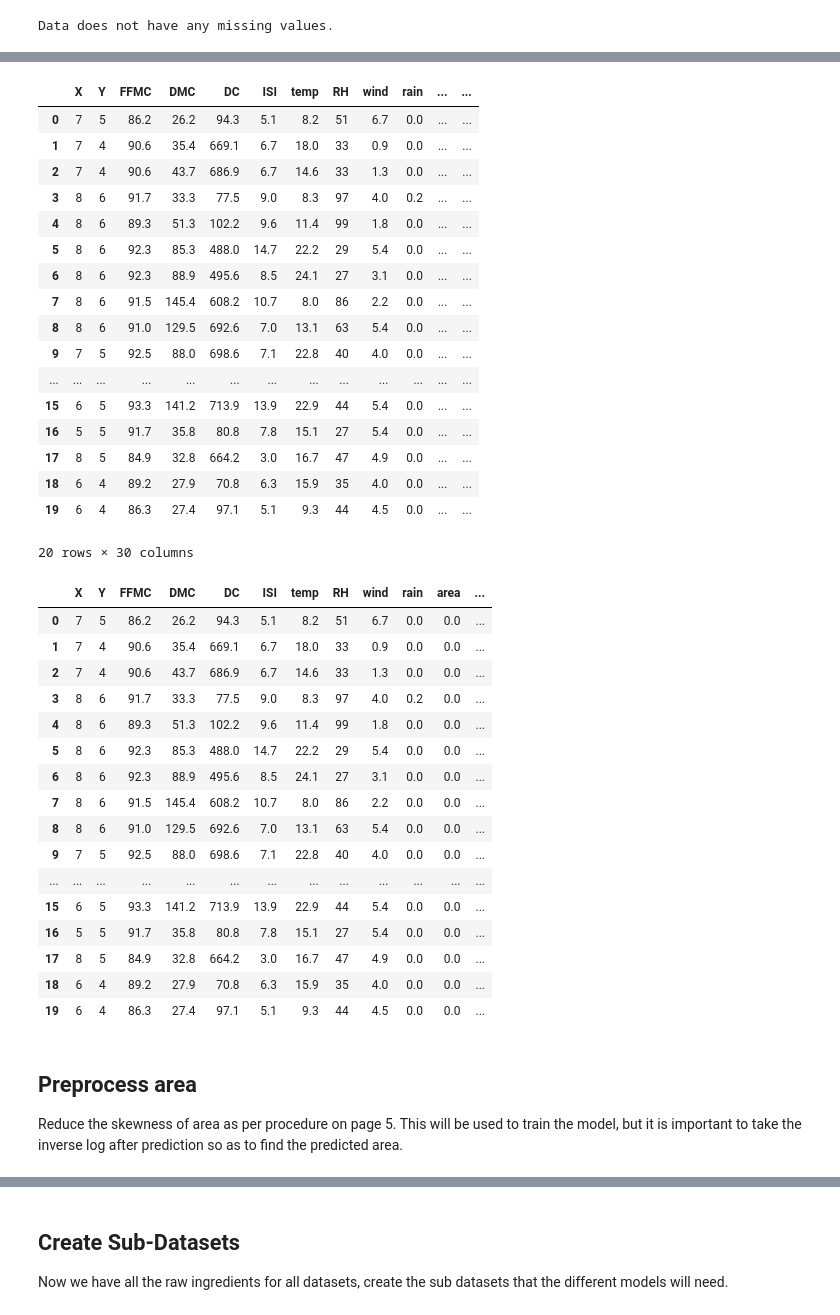
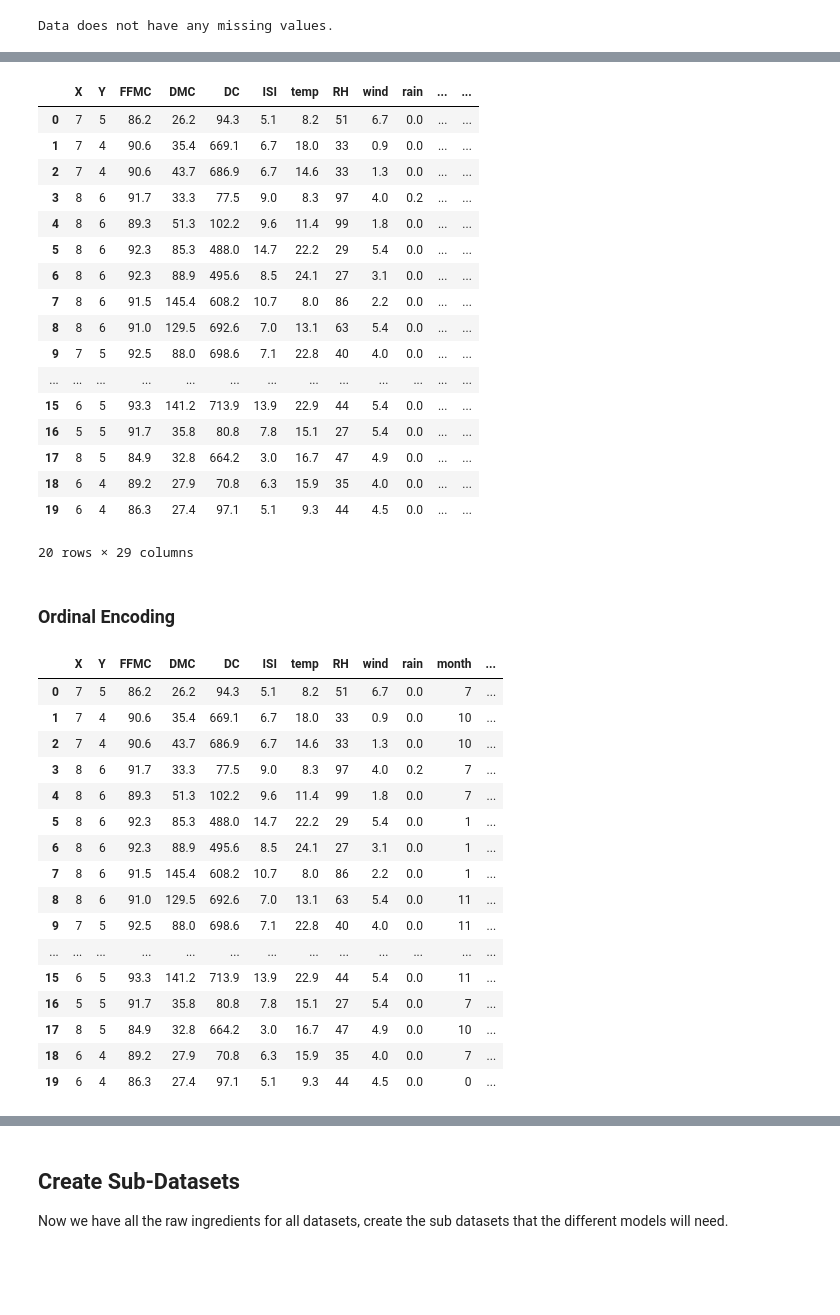
Before and after one commit to bryonbaker/SIT720, a Jupyter notebook: Ass4/SIT720_A4_85031775.ipynb, the cells around one changed output, grey strips where cells are left out. Drawn from its saved outputs; the diff is of its cells as text; code cells hidden in the pictures; blank space fills up the shorter version.

```diff
--- a/Ass4/SIT720_A4_85031775.ipynb
+++ b/Ass4/SIT720_A4_85031775.ipynb
@@ -109,10 +149,12 @@ transformed = ohe.fit_transform(full_df[['day']])
 ohe_day_df = pd.DataFrame(transformed.toarray())
 ohe_day_df.columns = ohe.categories_[0]
 # %%
-encoded_df = full_df.drop(['month','day'], axis=1)
-encoded_df = pd.concat([encoded_df, ohe_month_df], axis=1)
-encoded_df = pd.concat([encoded_df, ohe_day_df], axis=1)
-encoded_df.head(20)
+# encoded_df holds all the training.test data that has been 1-of-C encoded.
+# unencoded
+ohe_encoded_df = full_df.drop(['month','day','area'], axis=1)
+ohe_encoded_df = pd.concat([ohe_encoded_df, ohe_month_df], axis=1)
+ohe_encoded_df = pd.concat([ohe_encoded_df, ohe_day_df], axis=1)
+ohe_encoded_df.head(20)
 # %% [output]
 |  | X | Y | FFMC | DMC | DC | ISI | temp | RH | wind | rain | ... | ... |
 | 0 | 7 | 5 | 86.2 | 26.2 | 94.3 | 5.1 | 8.2 | 51 | 6.7 | 0.0 | ... | ... |
@@ -131,7 +173,9 @@ encoded_df.head(20)
 | 17 | 8 | 5 | 84.9 | 32.8 | 664.2 | 3.0 | 16.7 | 47 | 4.9 | 0.0 | ... | ... |
 | 18 | 6 | 4 | 89.2 | 27.9 | 70.8 | 6.3 | 15.9 | 35 | 4.0 | 0.0 | ... | ... |
 | 19 | 6 | 4 | 86.3 | 27.4 | 97.1 | 5.1 | 9.3 | 44 | 4.5 | 0.0 | ... | ... |
-20 rows × 30 columns
+20 rows × 29 columns
+# %% [markdown]
+### Ordinal Encoding
 # %%
 # Ordinal encode month
 from sklearn.preprocessing import OrdinalEncoder
@@ -153,32 +195,28 @@ transformed = ore.fit_transform(full_df[['day']])
 ord_day_df = pd.DataFrame(transformed)
 ord_day_df.columns = ['day']
 # %%
-unencoded_df = full_df     # RF and DT need the unencoded dataframe
-unencoded_df = full_df.drop(['month','day'], axis=1)
-unencoded_df = pd.concat([unencoded_df, ord_month_df], axis=1)
-unencoded_df = pd.concat([unencoded_df, ord_day_df], axis=1)
-unencoded_df.head(20)
+ord_encoded_df = full_df     # RF and DT need the unencoded dataframe
+ord_encoded_df = full_df.drop(['month','day','area'], axis=1)
+ord_encoded_df = pd.concat([ord_encoded_df, ord_month_df], axis=1)
+ord_encoded_df = pd.concat([ord_encoded_df, ord_day_df], axis=1)
+ord_encoded_df.head(20)
 # %% [output]
-|  | X | Y | FFMC | DMC | DC | ISI | temp | RH | wind | rain | area | ... |
-| 0 | 7 | 5 | 86.2 | 26.2 | 94.3 | 5.1 | 8.2 | 51 | 6.7 | 0.0 | 0.0 | ... |
-| 1 | 7 | 4 | 90.6 | 35.4 | 669.1 | 6.7 | 18.0 | 33 | 0.9 | 0.0 | 0.0 | ... |
-| 2 | 7 | 4 | 90.6 | 43.7 | 686.9 | 6.7 | 14.6 | 33 | 1.3 | 0.0 | 0.0 | ... |
-| 3 | 8 | 6 | 91.7 | 33.3 | 77.5 | 9.0 | 8.3 | 97 | 4.0 | 0.2 | 0.0 | ... |
-| 4 | 8 | 6 | 89.3 | 51.3 | 102.2 | 9.6 | 11.4 | 99 | 1.8 | 0.0 | 0.0 | ... |
-| 5 | 8 | 6 | 92.3 | 85.3 | 488.0 | 14.7 | 22.2 | 29 | 5.4 | 0.0 | 0.0 | ... |
-| 6 | 8 | 6 | 92.3 | 88.9 | 495.6 | 8.5 | 24.1 | 27 | 3.1 | 0.0 | 0.0 | ... |
-| 7 | 8 | 6 | 91.5 | 145.4 | 608.2 | 10.7 | 8.0 | 86 | 2.2 | 0.0 | 0.0 | ... |
-| 8 | 8 | 6 | 91.0 | 129.5 | 692.6 | 7.0 | 13.1 | 63 | 5.4 | 0.0 | 0.0 | ... |
-| 9 | 7 | 5 | 92.5 | 88.0 | 698.6 | 7.1 | 22.8 | 40 | 4.0 | 0.0 | 0.0 | ... |
+|  | X | Y | FFMC | DMC | DC | ISI | temp | RH | wind | rain | month | ... |
+| 0 | 7 | 5 | 86.2 | 26.2 | 94.3 | 5.1 | 8.2 | 51 | 6.7 | 0.0 | 7 | ... |
+| 1 | 7 | 4 | 90.6 | 35.4 | 669.1 | 6.7 | 18.0 | 33 | 0.9 | 0.0 | 10 | ... |
+| 2 | 7 | 4 | 90.6 | 43.7 | 686.9 | 6.7 | 14.6 | 33 | 1.3 | 0.0 | 10 | ... |
+| 3 | 8 | 6 | 91.7 | 33.3 | 77.5 | 9.0 | 8.3 | 97 | 4.0 | 0.2 | 7 | ... |
+| 4 | 8 | 6 | 89.3 | 51.3 | 102.2 | 9.6 | 11.4 | 99 | 1.8 | 0.0 | 7 | ... |
+| 5 | 8 | 6 | 92.3 | 85.3 | 488.0 | 14.7 | 22.2 | 29 | 5.4 | 0.0 | 1 | ... |
+| 6 | 8 | 6 | 92.3 | 88.9 | 495.6 | 8.5 | 24.1 | 27 | 3.1 | 0.0 | 1 | ... |
+| 7 | 8 | 6 | 91.5 | 145.4 | 608.2 | 10.7 | 8.0 | 86 | 2.2 | 0.0 | 1 | ... |
+| 8 | 8 | 6 | 91.0 | 129.5 | 692.6 | 7.0 | 13.1 | 63 | 5.4 | 0.0 | 11 | ... |
+| 9 | 7 | 5 | 92.5 | 88.0 | 698.6 | 7.1 | 22.8 | 40 | 4.0 | 0.0 | 11 | ... |
 | ... | ... | ... | ... | ... | ... | ... | ... | ... | ... | ... | ... | ... |
-| 15 | 6 | 5 | 93.3 | 141.2 | 713.9 | 13.9 | 22.9 | 44 | 5.4 | 0.0 | 0.0 | ... |
-| 16 | 5 | 5 | 91.7 | 35.8 | 80.8 | 7.8 | 15.1 | 27 | 5.4 | 0.0 | 0.0 | ... |
-| 17 | 8 | 5 | 84.9 | 32.8 | 664.2 | 3.0 | 16.7 | 47 | 4.9 | 0.0 | 0.0 | ... |
-| 18 | 6 | 4 | 89.2 | 27.9 | 70.8 | 6.3 | 15.9 | 35 | 4.0 | 0.0 | 0.0 | ... |
-| 19 | 6 | 4 | 86.3 | 27.4 | 97.1 | 5.1 | 9.3 | 44 | 4.5 | 0.0 | 0.0 | ... |
+| 15 | 6 | 5 | 93.3 | 141.2 | 713.9 | 13.9 | 22.9 | 44 | 5.4 | 0.0 | 11 | ... |
+| 16 | 5 | 5 | 91.7 | 35.8 | 80.8 | 7.8 | 15.1 | 27 | 5.4 | 0.0 | 7 | ... |
+| 17 | 8 | 5 | 84.9 | 32.8 | 664.2 | 3.0 | 16.7 | 47 | 4.9 | 0.0 | 10 | ... |
+| 18 | 6 | 4 | 89.2 | 27.9 | 70.8 | 6.3 | 15.9 | 35 | 4.0 | 0.0 | 7 | ... |
+| 19 | 6 | 4 | 86.3 | 27.4 | 97.1 | 5.1 | 9.3 | 44 | 4.5 | 0.0 | 0 | ... |
 # %%
 del full_df         # Make sure we don't accidentally use full_df later
-# %% [markdown]
-## Preprocess area
-Reduce the skewness of area as per procedure on page 5.
-This will be used to train the model, but it is important to take the inverse log after prediction so as to find the predicted area.
```
Also changed, not shown: parts of 28 cells of this notebook.
